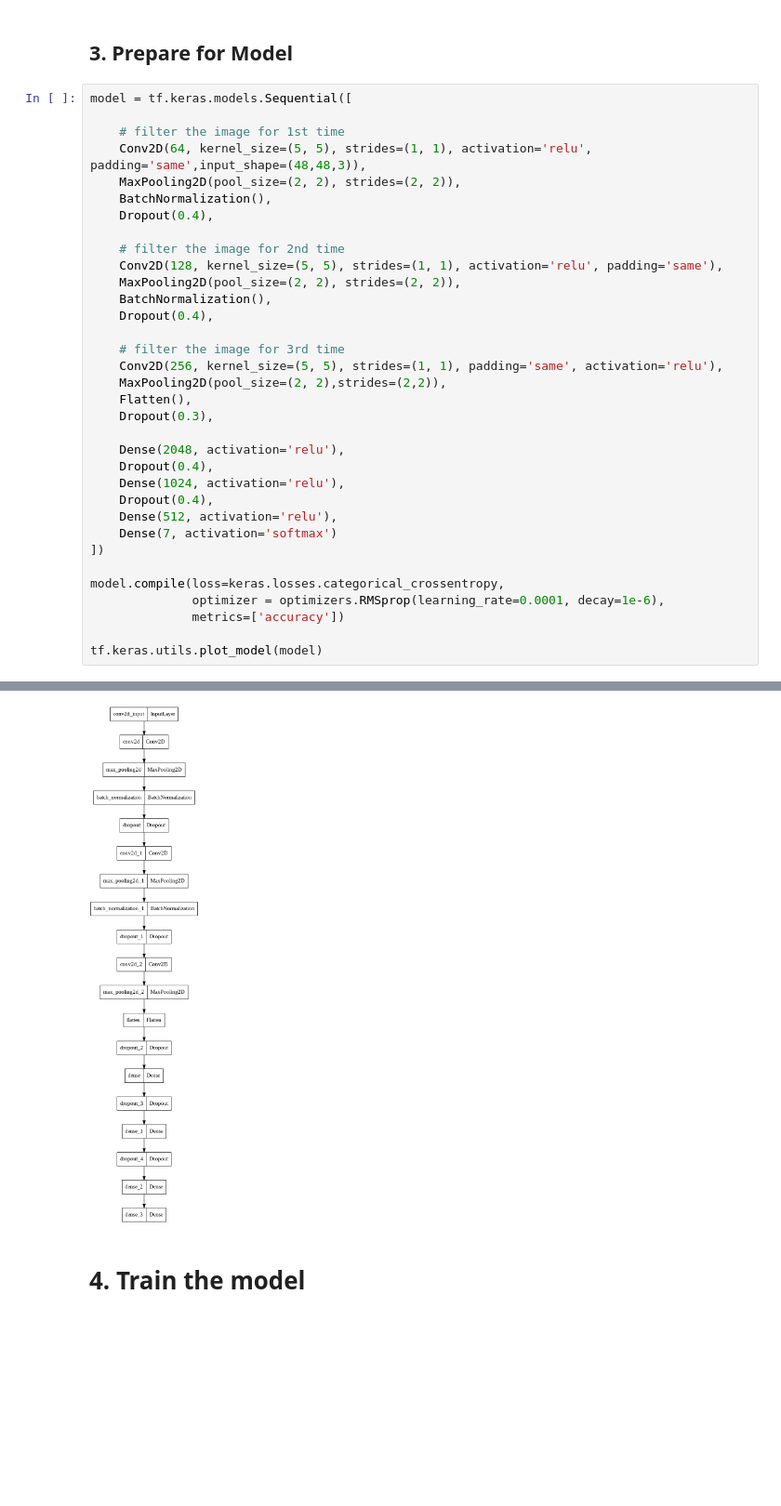
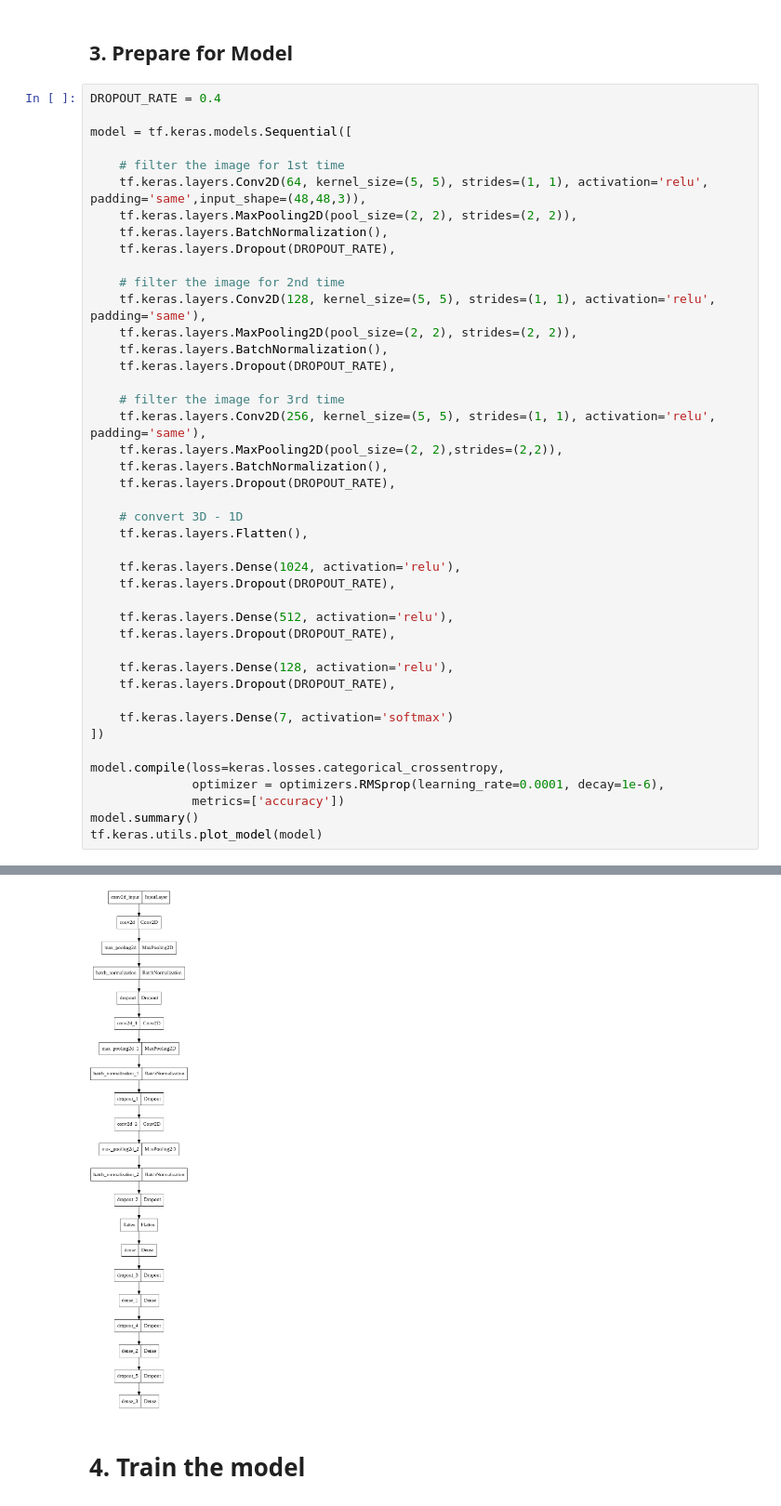
Before and after one commit to Soilverts/face-recognization, a Jupyter notebook: prj1.ipynb, the cells around one changed output, grey strips where cells are left out. Shown at 93% size. Cells and saved outputs as stored; diff of their text form; blank space fills up the shorter version.

```diff
--- a/prj1.ipynb
+++ b/prj1.ipynb
@@ -178,37 +178,46 @@ for i in range(3):
 # %% [markdown]
 ## 3. Prepare for Model
 # %%
+DROPOUT_RATE = 0.4
+
 model = tf.keras.models.Sequential([
 
     # filter the image for 1st time
-    Conv2D(64, kernel_size=(5, 5), strides=(1, 1), activation='relu', padding='same',input_shape=(48,48,3)),
-    MaxPooling2D(pool_size=(2, 2), strides=(2, 2)),
-    BatchNormalization(),
-    Dropout(0.4),
+    tf.keras.layers.Conv2D(64, kernel_size=(5, 5), strides=(1, 1), activation='relu', padding='same',input_shape=(48,48,3)),
+    tf.keras.layers.MaxPooling2D(pool_size=(2, 2), strides=(2, 2)),
+    tf.keras.layers.BatchNormalization(),
+    tf.keras.layers.Dropout(DROPOUT_RATE),
 
     # filter the image for 2nd time
-    Conv2D(128, kernel_size=(5, 5), strides=(1, 1), activation='relu', padding='same'),
-    MaxPooling2D(pool_size=(2, 2), strides=(2, 2)),
-    BatchNormalization(),
-    Dropout(0.4),
+    tf.keras.layers.Conv2D(128, kernel_size=(5, 5), strides=(1, 1), activation='relu', padding='same'),
+    tf.keras.layers.MaxPooling2D(pool_size=(2, 2), strides=(2, 2)),
+    tf.keras.layers.BatchNormalization(),
+    tf.keras.layers.Dropout(DROPOUT_RATE),
 
     # filter the image for 3rd time
-    Conv2D(256, kernel_size=(5, 5), strides=(1, 1), padding='same', activation='relu'),
-    MaxPooling2D(pool_size=(2, 2),strides=(2,2)),
-    Flatten(),
-    Dropout(0.3),
+    tf.keras.layers.Conv2D(256, kernel_size=(5, 5), strides=(1, 1), activation='relu', padding='same'),
+    tf.keras.layers.MaxPooling2D(pool_size=(2, 2),strides=(2,2)),
+    tf.keras.layers.BatchNormalization(),
+    tf.keras.layers.Dropout(DROPOUT_RATE),
 
-    Dense(2048, activation='relu'),
-    Dropout(0.4),
-    Dense(1024, activation='relu'),
-    Dropout(0.4),
-    Dense(512, activation='relu'),
-    Dense(7, activation='softmax')
+    # convert 3D - 1D
+    tf.keras.layers.Flatten(),
+
+    tf.keras.layers.Dense(1024, activation='relu'),
+    tf.keras.layers.Dropout(DROPOUT_RATE),
+
+    tf.keras.layers.Dense(512, activation='relu'),
+    tf.keras.layers.Dropout(DROPOUT_RATE),
+
+    tf.keras.layers.Dense(128, activation='relu'),
+    tf.keras.layers.Dropout(DROPOUT_RATE),
+
+    tf.keras.layers.Dense(7, activation='softmax')
 ])
 
 model.compile(loss=keras.losses.categorical_crossentropy,
               optimizer = optimizers.RMSprop(learning_rate=0.0001, decay=1e-6),
               metrics=['accuracy'])
-
+model.summary()
 tf.keras.utils.plot_model(model)
 # %% [output]
@@ -215,4 +241,4 @@ tf.keras.utils.plot_model(model)
-[figure, old version]
+[figure, new version]
 # %% [markdown]
 # 4. Train the model
 # %%
```
Also changed, not shown: parts of 3 cells of this notebook.
